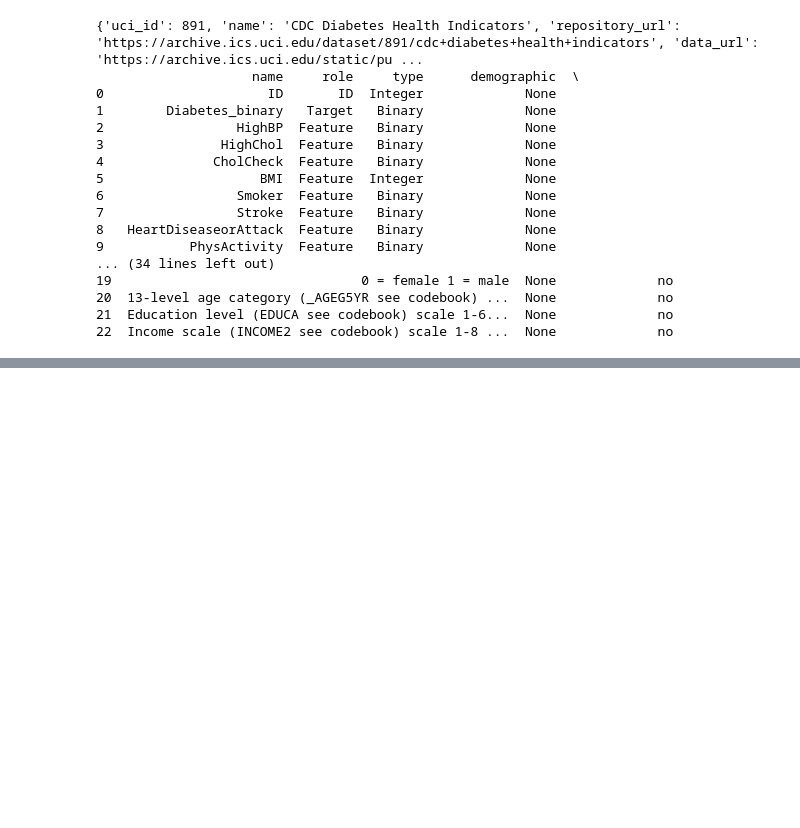
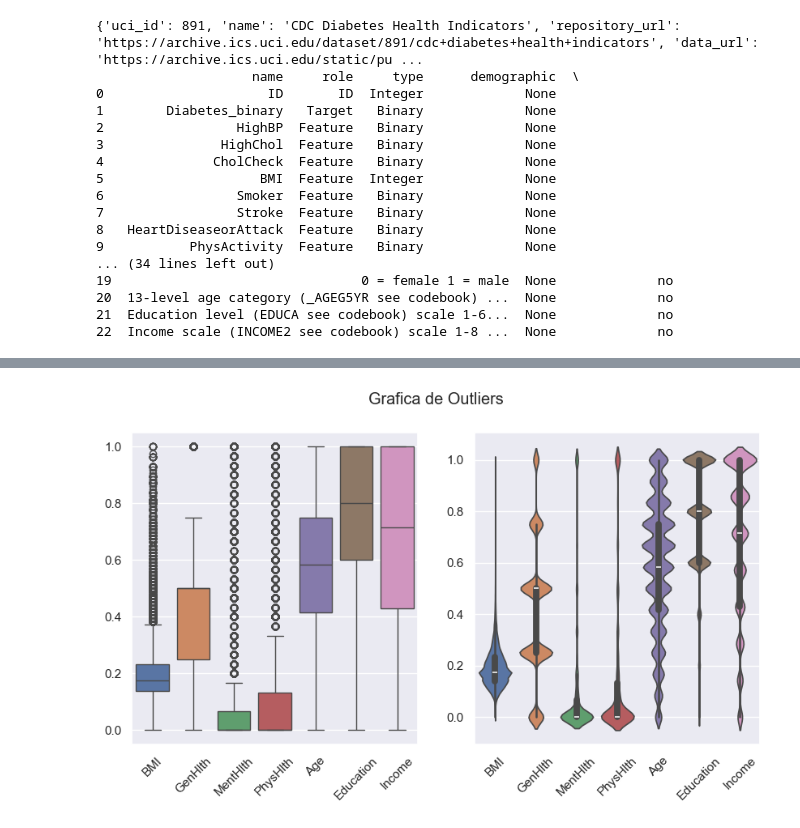
Before and after one commit to Gaddran/Tarea4MachineLearning, a Jupyter notebook: notebooks/Tarea4.ipynb, the cells around one changed output, grey strips where cells are left out. Saved outputs shown, nothing was run; the diff lists cells and outputs as text; code cells hidden in the pictures; blank space fills up the shorter version.

Commit message:
EDA y manejo de outliers

```diff
--- a/notebooks/Tarea4.ipynb
+++ b/notebooks/Tarea4.ipynb
@@ -49,0 +165,22 @@ print(cdc_diabetes_health_indicators.variables)
+# %%
+# Crear un boxplot para visualizar la distribución de todas las variables numéricas y detectar posibles valores atípicos
+fig, axs= plt.subplots(1, 2, figsize=(10,5))
+# seleccionar columnas numéricas
+num_columns = df1.select_dtypes(include=['number'])
+
+# normalizar los valores usando escalado Min-Max
+scaler = MinMaxScaler()
+normalized_data = scaler.fit_transform(num_columns)
+
+# Crear un dataframe con los datos normalizados
+df_normalized = pd.DataFrame(normalized_data, columns=num_columns.columns)
+sns.boxplot(data= df_normalized, ax=axs[0])
+sns.violinplot(data= df_normalized, ax=axs[1])
+
+axs[0].tick_params(axis='x', rotation=45)
+axs[1].tick_params(axis='x', rotation=45)
+
+fig.suptitle('Grafica de Outliers')
+plt.show()
+# %% [output]
+[figure, added]
```
Also changed, not shown: parts of 15 cells of this notebook, 1 other file.
